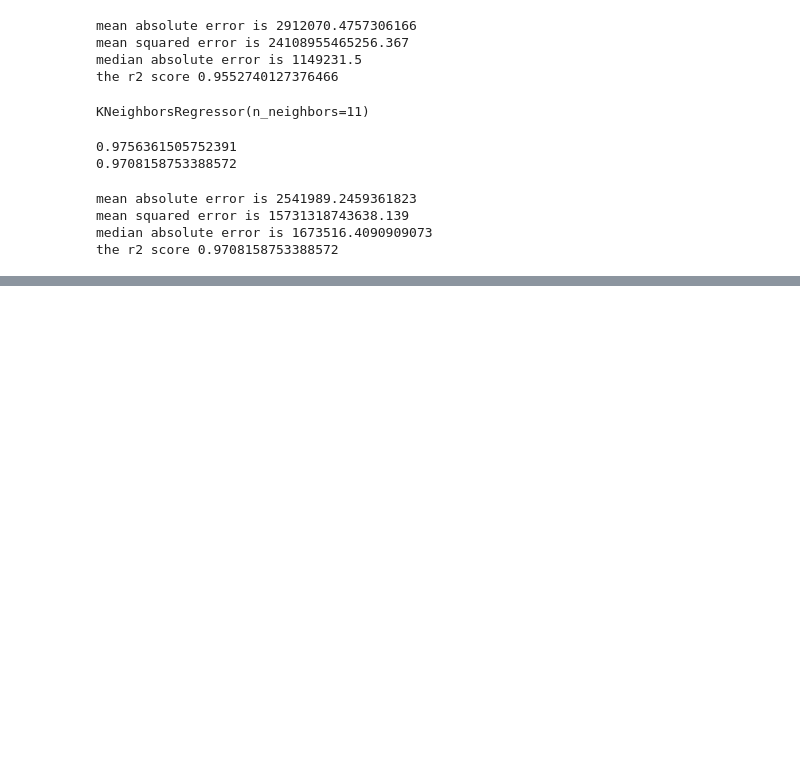
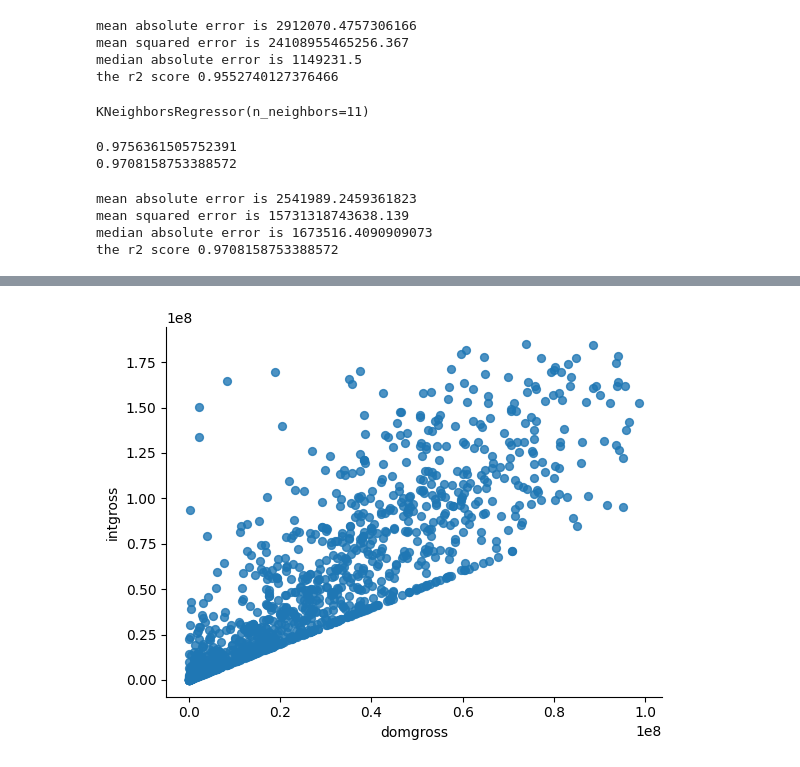
Before and after one commit to Mostafa-Mohamed-Atef/movies-data-science, a Jupyter notebook: Prediction.ipynb, the cells around one changed output, grey strips where cells are left out. Cells and saved outputs as stored; diff of their text form; code cells hidden in the pictures; blank space fills up the shorter version.

```diff
--- a/Prediction.ipynb
+++ b/Prediction.ipynb
@@ -180,3 +180,6 @@ mean absolute error is 2541989.2459361823
 mean squared error is 15731318743638.139
 median absolute error is 1673516.4090909073
 the r2 score 0.9708158753388572
+# %%
+data['code'] = data['code'].str[4:]
+data['code'].value_counts()
@@ -182,0 +191,3 @@ the r2 score 0.9708158753388572
+# %%
+dummies = data.copy()
+dummies
@@ -182,0 +208,4 @@ the r2 score 0.9708158753388572
+# %%
+d = pd.get_dummies(dummies.code)
+d['fail'] = d['fail'].astype(int)
+d['pass'] = d['pass'].astype(int)
@@ -182,0 +228,3 @@ the r2 score 0.9708158753388572
+# %%
+input_data = pd.concat([data,d],axis='columns')
+input_data
@@ -182,0 +271,6 @@ the r2 score 0.9708158753388572
+# %%
+from matplotlib import pyplot as plt
+input_data.plot(kind='scatter', x='domgross', y='intgross', s=32, alpha=.8)
+plt.gca().spines[['top', 'right',]].set_visible(False)
+# %% [output]
+[figure, added]
```
Also changed, not shown: parts of 22 cells of this notebook.
